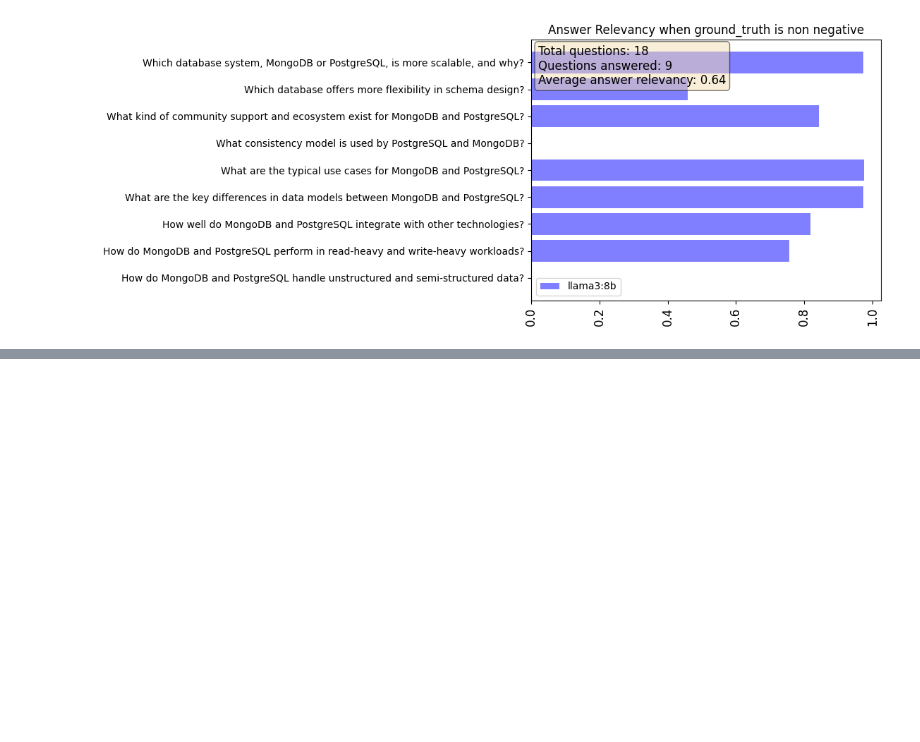
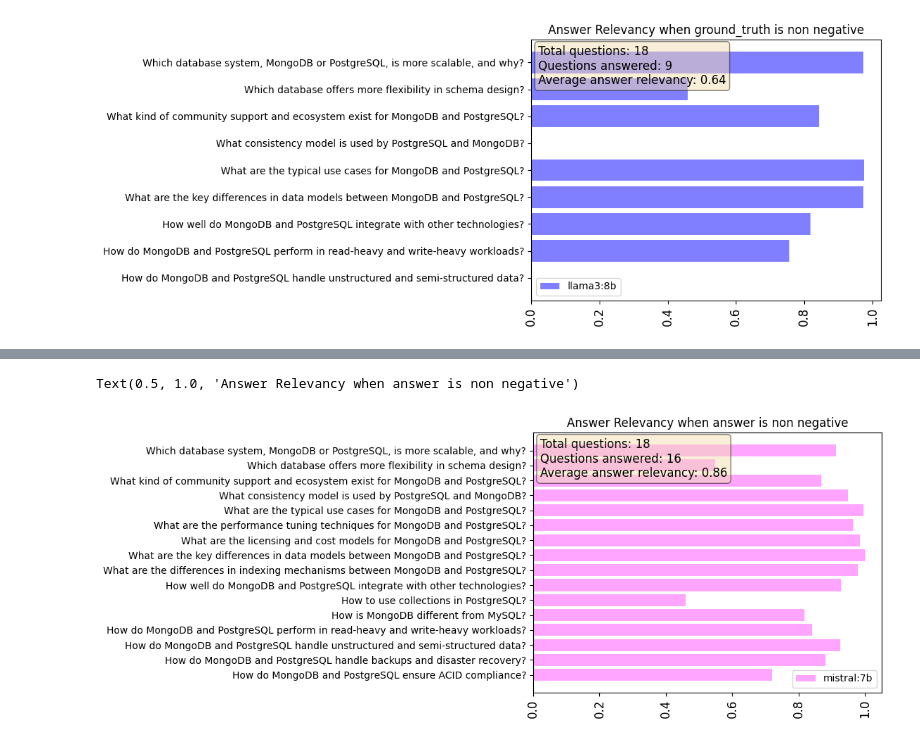
Before and after one commit to HarshitMishra76/vector-db-test, a Jupyter notebook: metrics.ipynb, the cells around one changed output, grey strips where cells are left out. Saved outputs shown, nothing was run; the diff lists cells and outputs as text; code cells hidden in the pictures; blank space fills up the shorter version.

```diff
--- a/metrics.ipynb
+++ b/metrics.ipynb
@@ -72,2 +102,21 @@ Text(0.5, 1.0, 'Answer Relevancy when ground_truth is non negative')
+# %%
+metrics_mistral_non_neg_gt = metrics_mistral_7b[~metrics_mistral_7b['answer'].str.contains("I don't have an answer", case=False, na=False)]
+questions_answered = len(metrics_mistral_non_neg_gt)
+average_answer_relevancy = metrics_mistral_non_neg_gt['answer_relevancy'].mean()
+metrics_mistral_non_neg_gt = metrics_mistral_non_neg_gt.sort_values(by='question')
+plt.barh(metrics_mistral_non_neg_gt['question'] , metrics_mistral_non_neg_gt['answer_relevancy'], fc=(1,0.3,1,0.5))
+plt.xticks(rotation=90)
+
+stats_text = (
+    f"Total questions: {total_questions_mistral_7b}\n"
+    f"Questions answered: {questions_answered}\n"
+    f"Average answer relevancy: {average_answer_relevancy:.2f}"
+)
+plt.gca().text(0.02, 0.98, stats_text, transform=plt.gca().transAxes, fontsize=12, verticalalignment='top', bbox=dict(boxstyle='round', facecolor='wheat', alpha=0.5))
+plt.legend(["mistral:7b"])
+plt.title("Answer Relevancy when answer is non negative")
+# %% [output]
+Text(0.5, 1.0, 'Answer Relevancy when answer is non negative')
+[figure, added]
 # %%
 # Filter to keep rows where the ground_truth column contains "I don't have an answer"
```
Also changed, not shown: parts of 9 cells of this notebook, 4 other files.
